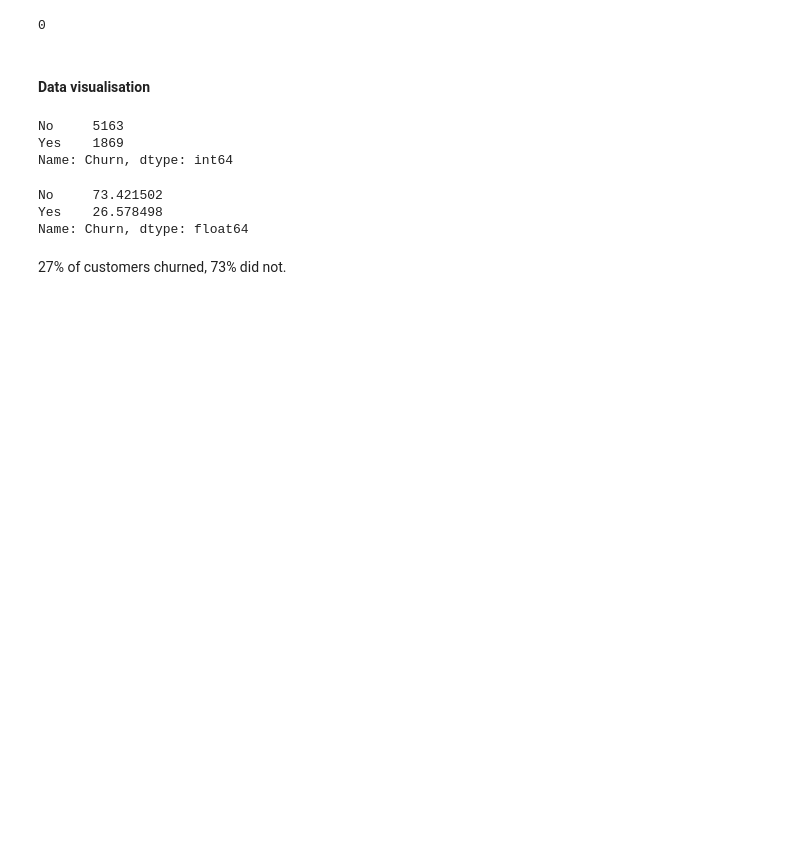
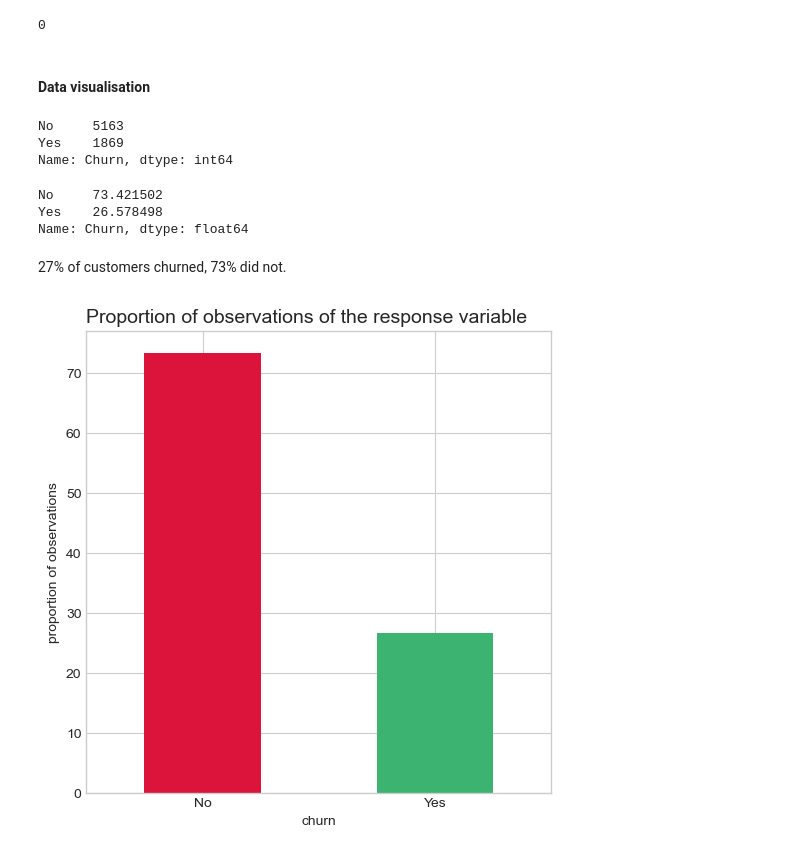
Before and after one commit to alicia-gleeson/UCDPA_aliciagleeson, a Jupyter notebook: customer_churn_prediction.ipynb, the cells around one changed output. Cells and saved outputs as stored; diff of their text form; code cells hidden in the pictures; blank space fills up the shorter version.

```diff
--- a/customer_churn_prediction.ipynb
+++ b/customer_churn_prediction.ipynb
@@ -148,6 +153,10 @@ memory usage: 1.2+ MB
 df.duplicated().sum()
 # %% [output]
 0
+# %%
+# Need to drop customer id column from the data as it will not help explain whether a customer will churn or not
+
+df.drop(columns='customerID', inplace=True)
 # %% [markdown]
 #### Data visualisation
 # %%
@@ -168,3 +177,26 @@ Yes    26.578498
 Name: Churn, dtype: float64
 # %% [markdown]
 27% of customers churned, 73% did not.
+# %%
+# create a figure - to check the imbalance of the data
+fig = plt.figure(figsize=(6, 6))
+ax = fig.add_subplot(111)
+
+# create a bar plot showing the percentage of churn
+response_perc.plot(kind='bar',
+                   ax=ax,
+                   color=['crimson','mediumseagreen'])
+
+# set title and labels
+ax.set_title('Proportion of observations of the response variable',
+             fontsize=14, loc='left')
+
+ax.set_xlabel('churn',
+              fontsize=10)
+
+ax.set_ylabel('proportion of observations',
+              fontsize=10)
+
+ax.tick_params(rotation='auto')
+# %% [output]
+[figure, added]
```
Also changed, not shown: parts of 16 cells of this notebook.
